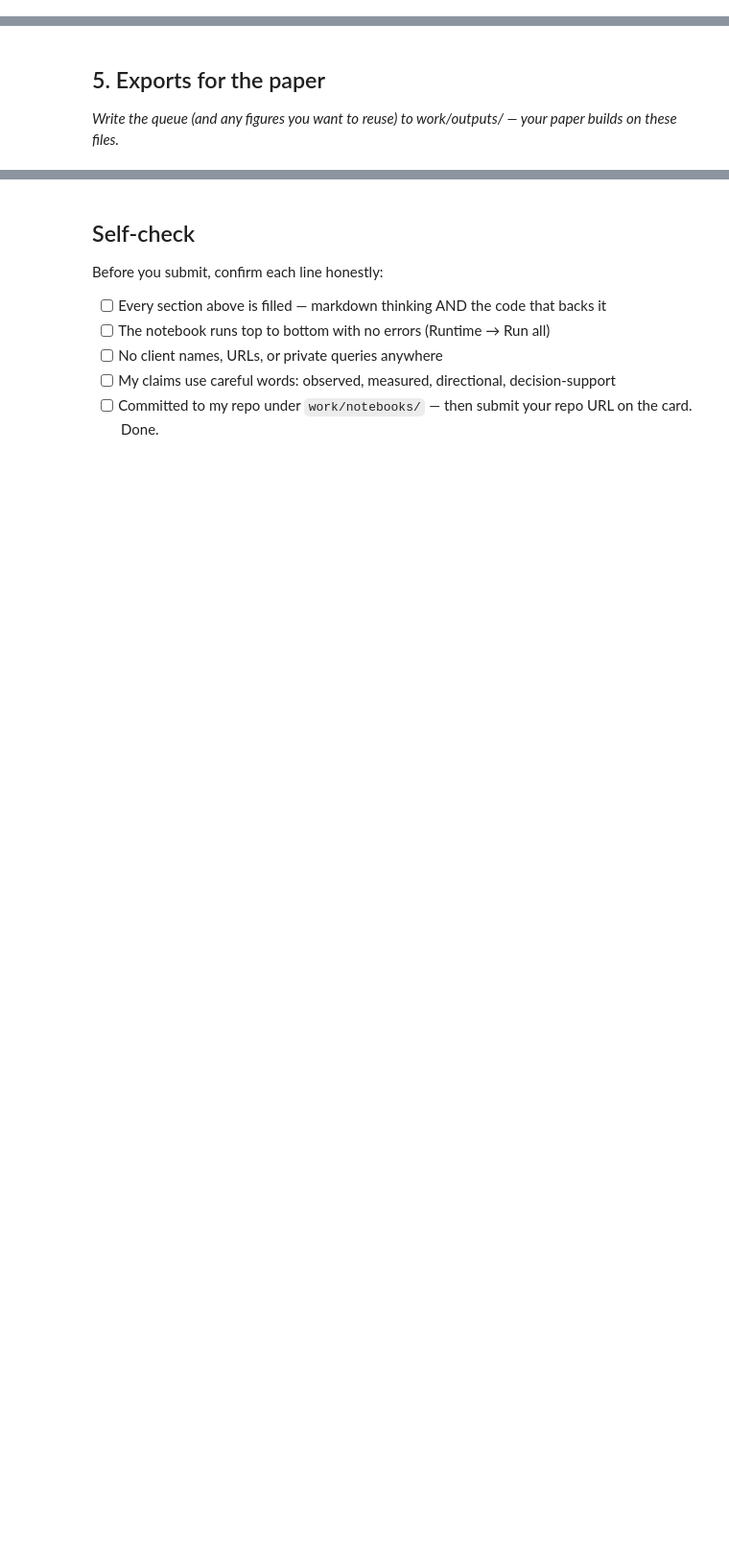
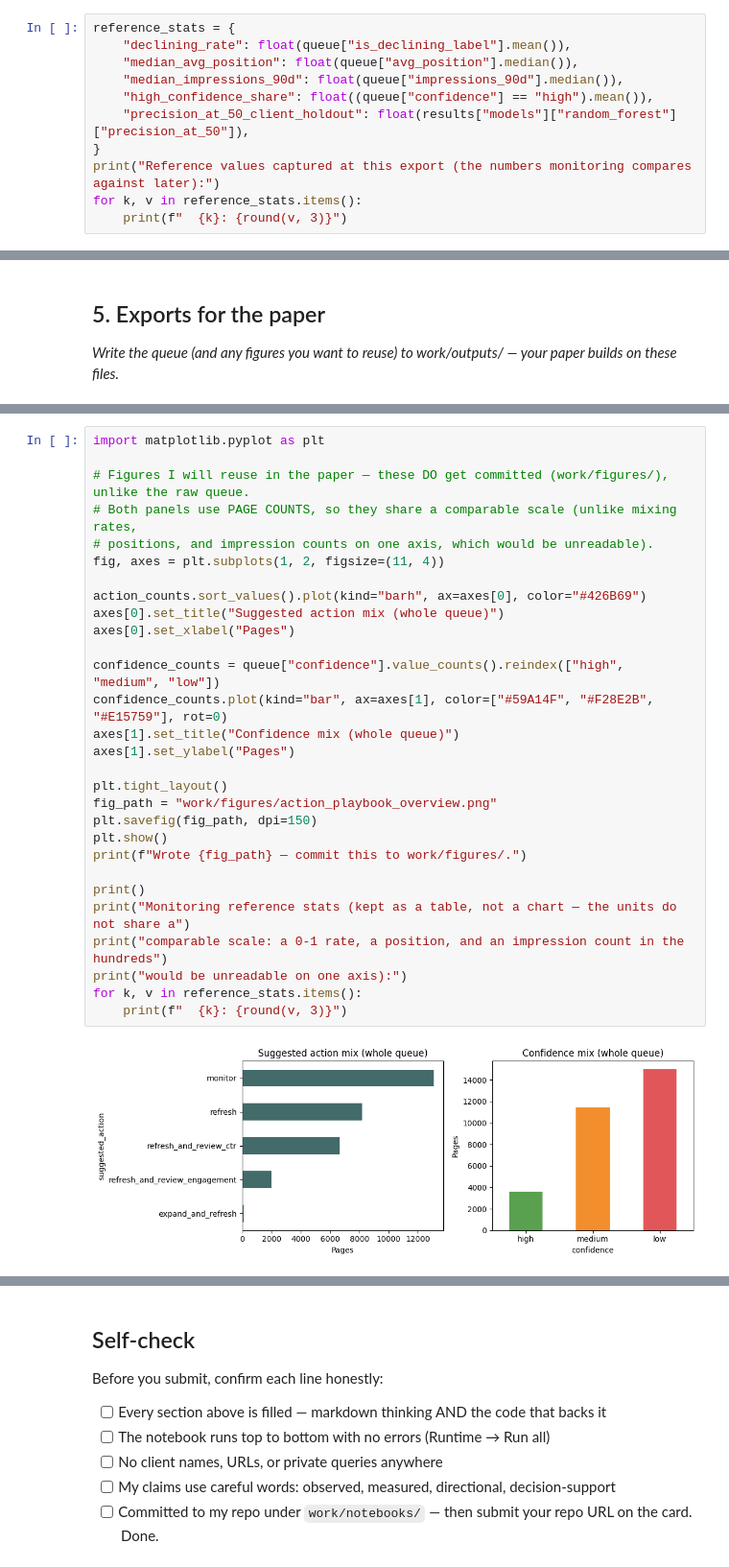
Before and after one commit to LaibaSabir1/flyrank-ml-internship-laiba_sabir, a Jupyter notebook: work/notebooks/w07_action_playbook.ipynb, the cells around one changed output, grey strips where cells are left out. Shown at 96% size. Cells and saved outputs as stored; diff of their text form; blank space fills up the shorter version.

```diff
--- a/work/notebooks/w07_action_playbook.ipynb
+++ b/work/notebooks/w07_action_playbook.ipynb
@@ -22,3 +381,14 @@ This skeleton is yours to fill. Work the sections **in order** — each one has
 ## 4. Monitoring / retrain triggers
 
 *What would tell you the recommendations went stale?*
+# %%
+reference_stats = {
+    "declining_rate": float(queue["is_declining_label"].mean()),
+    "median_avg_position": float(queue["avg_position"].median()),
+    "median_impressions_90d": float(queue["impressions_90d"].median()),
+    "high_confidence_share": float((queue["confidence"] == "high").mean()),
+    "precision_at_50_client_holdout": float(results["models"]["random_forest"]["precision_at_50"]),
+}
+print("Reference values captured at this export (the numbers monitoring compares against later):")
+for k, v in reference_stats.items():
+    print(f"  {k}: {round(v, 3)}")
@@ -28,0 +471,31 @@ This skeleton is yours to fill. Work the sections **in order** — each one has
+# %%
+import matplotlib.pyplot as plt
+
+# Figures I will reuse in the paper — these DO get committed (work/figures/), unlike the raw queue.
+# Both panels use PAGE COUNTS, so they share a comparable scale (unlike mixing rates,
+# positions, and impression counts on one axis, which would be unreadable).
+fig, axes = plt.subplots(1, 2, figsize=(11, 4))
+
+action_counts.sort_values().plot(kind="barh", ax=axes[0], color="#426B69")
+axes[0].set_title("Suggested action mix (whole queue)")
+axes[0].set_xlabel("Pages")
+
+confidence_counts = queue["confidence"].value_counts().reindex(["high", "medium", "low"])
+confidence_counts.plot(kind="bar", ax=axes[1], color=["#59A14F", "#F28E2B", "#E15759"], rot=0)
+axes[1].set_title("Confidence mix (whole queue)")
+axes[1].set_ylabel("Pages")
+
+plt.tight_layout()
+fig_path = "work/figures/action_playbook_overview.png"
+plt.savefig(fig_path, dpi=150)
+plt.show()
+print(f"Wrote {fig_path} — commit this to work/figures/.")
+
+print()
+print("Monitoring reference stats (kept as a table, not a chart — the units do not share a")
+print("comparable scale: a 0-1 rate, a position, and an impression count in the hundreds")
+print("would be unreadable on one axis):")
+for k, v in reference_stats.items():
+    print(f"  {k}: {round(v, 3)}")
+# %% [output]
+[figure, added]
```
Also changed, not shown: parts of 15 cells of this notebook.
